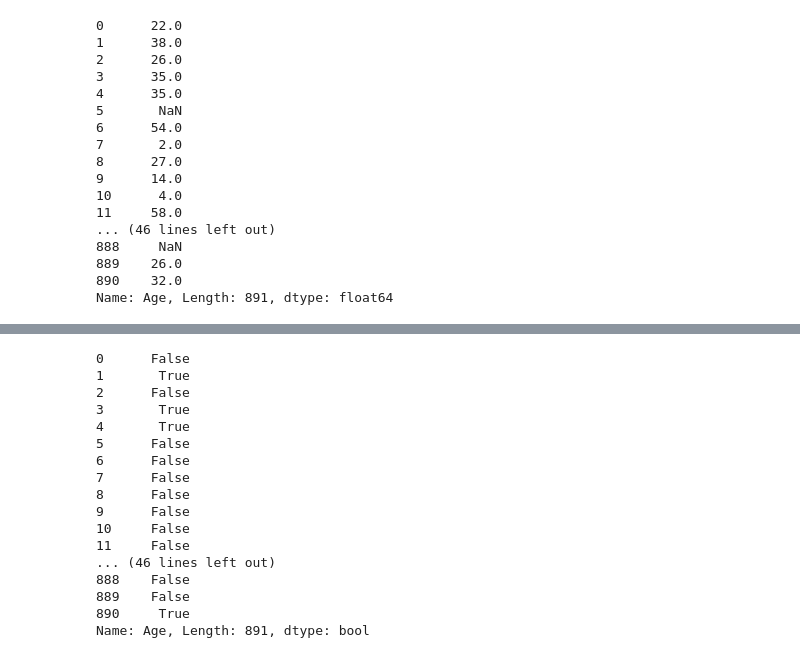
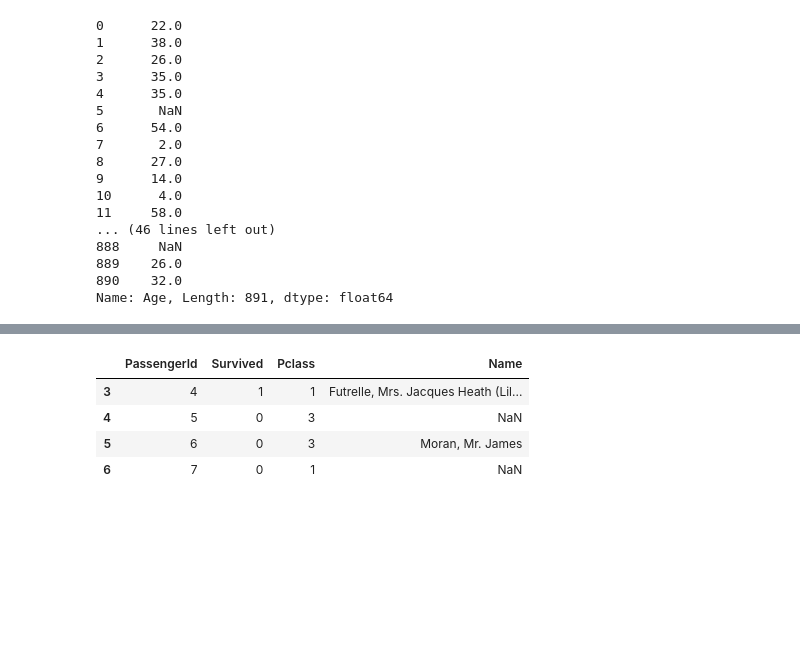
Before and after one commit to chj0124/credit-modeling, a Jupyter notebook: lesson3-重要的Python包讲解/Pandas/show_you_the_money.ipynb, the cells around one changed output, grey strips where cells are left out. Cells and saved outputs as stored; diff of their text form; code cells hidden in the pictures; blank space fills up the shorter version.

```diff
--- a/lesson3-重要的Python包讲解/Pandas/show_you_the_money.ipynb
+++ b/lesson3-重要的Python包讲解/Pandas/show_you_the_money.ipynb
@@ -83,20 +60,8 @@ train[['Age', 'Fare']]
-# %%
-(train['Age'] > 30) & (train['Age'] < 40)
-# %% [output]
-0      False
-1       True
-2      False
-3       True
-4       True
-5      False
-6      False
-7      False
-8      False
-9      False
-10     False
-11     False
-... (46 lines left out)
-888    False
-889    False
-890     True
-Name: Age, Length: 891, dtype: bool
+# %%
+df1.iloc[3:7, 0:4]
+# %% [output]
+|  | PassengerId | Survived | Pclass | Name |
+| 3 | 4 | 1 | 1 | Futrelle, Mrs. Jacques Heath (Lil... |
+| 4 | 5 | 0 | 3 | NaN |
+| 5 | 6 | 0 | 3 | Moran, Mr. James |
+| 6 | 7 | 0 | 1 | NaN |
```
Also changed, not shown: parts of 24 cells of this notebook, 1 other file.
